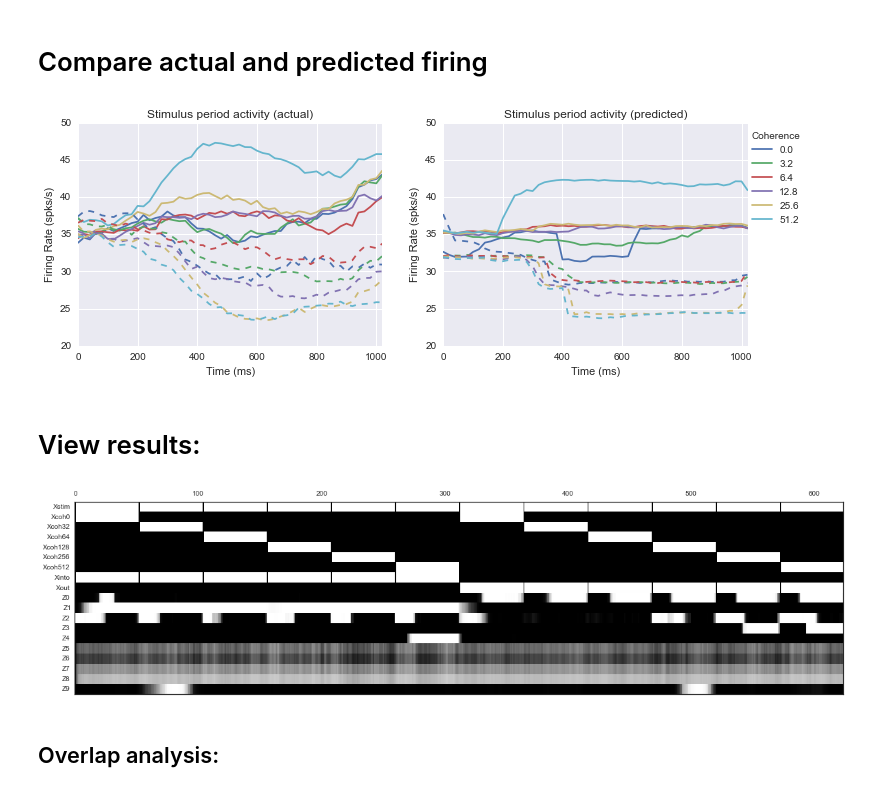
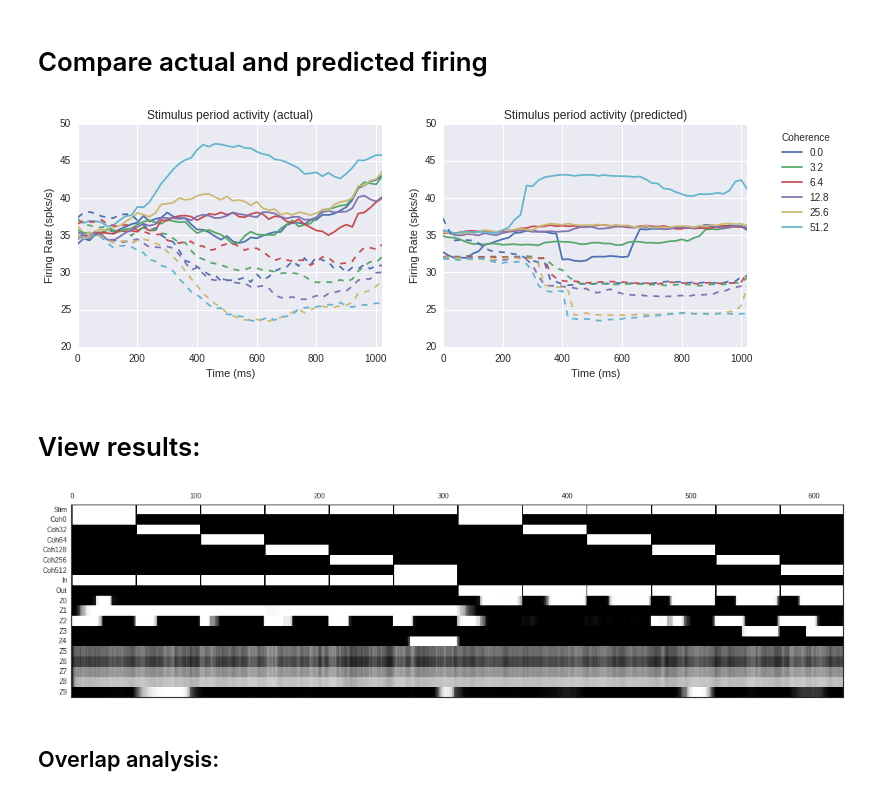
Before and after one commit to pearsonlab/spiketopics, a Jupyter notebook: experiments/roitman/explore_inferred_states.ipynb, the cells around one changed output. Saved outputs shown, nothing was run; the diff lists cells and outputs as text; code cells hidden in the pictures.

Commit message:
updated notebooks with production plotting

```diff
--- a/experiments/roitman/explore_inferred_states.ipynb
+++ b/experiments/roitman/explore_inferred_states.ipynb
@@ -10,6 +10,7 @@ from spiketopics.helpers import *
 
 %matplotlib inline
 sns.set_style('darkgrid')
+savefigs = False
 # %% [markdown]
 # Load in data
 # %%
@@ -207,6 +208,10 @@ pred_mat = unit_baseline_means[np.newaxis, :] * np.exp(xi.dot(np.log(fr_mean_eff
 preds = np.mean(pred_mat, axis=1)  # mean across units
 code['pred_fr'] = preds * np.mean(gpm.nodes['overdispersion'].expected_x())
 # %%
+if savefigs:
+    sns.set_context('talk', font_scale=1)
+    sns.set_style('white')
+
 plt.figure(figsize=(12, 4))
 
 ##### first, do actual
@@ -216,46 +221,58 @@ ax = plt.subplot(1, 2, 1)
 coh_tbl = code[['stimulus', 'coherence', 'into_RF']].drop_duplicates()
 colnames = []
 for idx, row in coh_tbl.iterrows():
     coh_str = str(row['coherence'] / 10)
     colnames.append(coh_str)
 
 fr.columns = colnames
 midpt = int(fr.shape[1] / 2)
 fr.iloc[:, :midpt].plot(ax=ax, legend=False)
 fr.iloc[:, midpt:].plot(ax=ax, legend=False, linestyle='--')
 plt.xlabel('Time (ms)')
 plt.ylabel('Firing Rate (spks/s)')
 plt.title('Stimulus period activity (actual)')
 yl = plt.ylim()
 
 ##### now do predicted
 ax = plt.subplot(1, 2, 2)
 
 # data frame of predicted firing for each stimulus
 pred_df = code.groupby(['time', 'stimulus']).mean()['pred_fr'].unstack(level=1)
 
 # plot
 midpt = int(pred_df.shape[1] / 2)
 pred_df.iloc[:, :midpt].plot(ax=ax, legend=False)
 pred_df.iloc[:, midpt:].plot(ax=ax, legend=False, linestyle='--')
 plt.ylim(yl)
-ax.legend(colnames[:midpt], bbox_to_anchor=(1.2, 1.00), title='Coherence');
+ax.legend(colnames[:midpt], bbox_to_anchor=(1.3, 1.00), title='Coherence');
 plt.xlabel('Time (ms)')
 plt.ylabel('Firing Rate (spks/s)')
 plt.title('Stimulus period activity (predicted)');
+
+if savefigs:
+    plt.savefig('roitman_fr.svg')
+    sns.set()
+    sns.set_style('darkgrid')
 # %% [output]
-[figure, old version]
+[figure, new version]
 # %% [markdown]
 # View results:
 # %%
+if savefigs:
+    sns.set_context('poster', font_scale=1)
+
 # plot a section in time; each row is a regressor; bottom rows are inferred categories
 trng = slice(None)
 matshow(edf.iloc[trng].values.T, vmin=0, vmax=1);
-col_labels = edf.columns
+col_labels = [c.replace('X', '').capitalize() for c in edf.columns]
 plt.yticks(xrange(len(col_labels)), col_labels);
 plt.gcf().set_size_inches([20, 5])
+
+if savefigs:
+    plt.savefig('roitman_recovery.svg')
+    sns.set()
 # %% [output]
-[figure, old version]
+[figure, new version]
 # %% [markdown]
 ## Overlap analysis:
 # %% [markdown]
```
Also changed, not shown: parts of 10 cells of this notebook, 1 other file.
